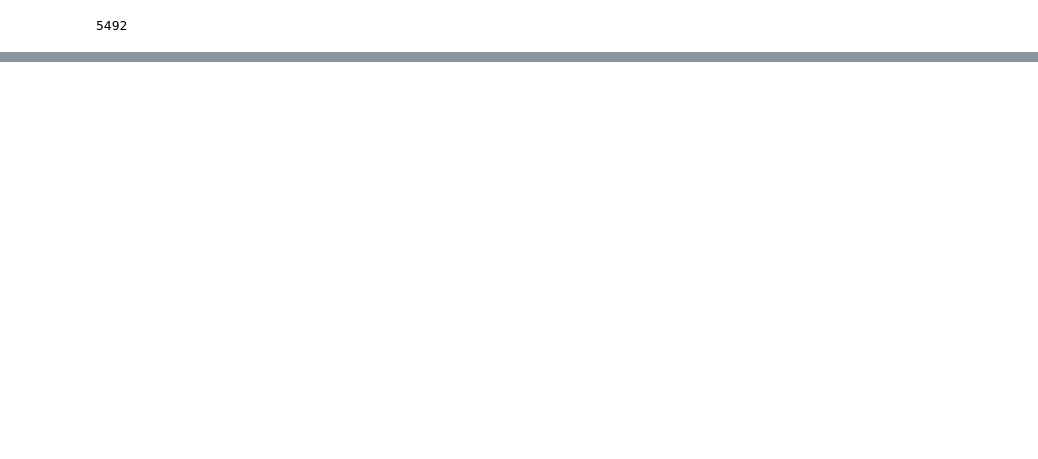
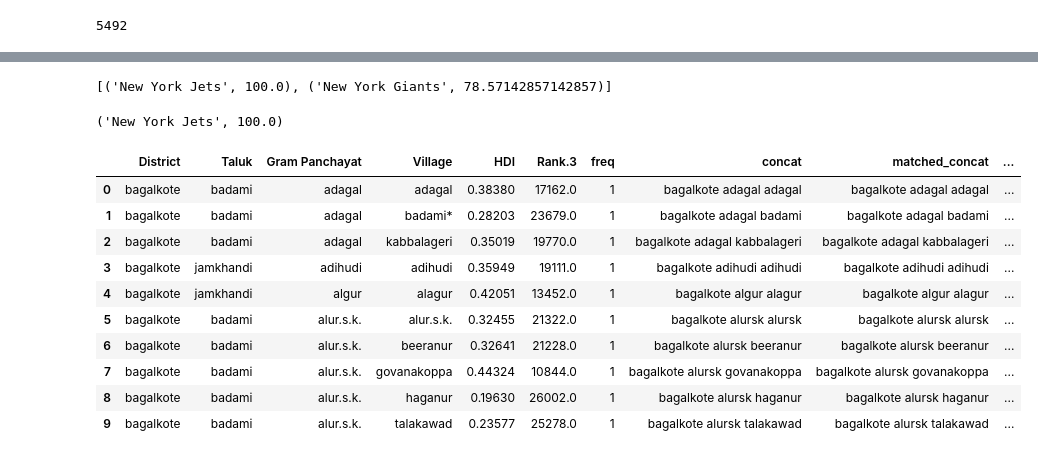
Before and after one commit to ishgirwan/gee, a Jupyter notebook: karnataka_hdi_dw.ipynb, the cells around one changed output, grey strips where cells are left out. Cells and saved outputs as stored; diff of their text form; code cells hidden in the pictures; blank space fills up the shorter version.

```diff
--- a/karnataka_hdi_dw.ipynb
+++ b/karnataka_hdi_dw.ipynb
@@ -744,0 +857,3 @@ df_cleaned['Gram Panchayat'].nunique()
+# %%
+df_codes['freq'] = df_codes.groupby(by='concat')['concat'].transform('count')
+(df_codes['freq'] == 1).value_counts()
@@ -744,0 +887,2 @@ df_cleaned['Gram Panchayat'].nunique()
+# %%
+df_codes = df_codes[df_codes['freq'] == 1]
@@ -744,0 +917,9 @@ df_cleaned['Gram Panchayat'].nunique()
+# %%
+choices = ["Atlanta Falcons", "New York Jets", "New York Giants", "Dallas Cowboys"]
+process.extract("new york jets", choices, limit=2)
+# %% [output]
+[('New York Jets', 100.0), ('New York Giants', 78.57142857142857)]
+# %%
+process.extractOne("new york jets", choices)
+# %% [output]
+('New York Jets', 100.0)
@@ -744,0 +929,32 @@ df_cleaned['Gram Panchayat'].nunique()
+# %%
+df_cleaned.reset_index(drop=True, inplace=True)
+# %%
+
+matched_concat = []
+similarity = []
+
+for idx, i in tqdm(df_cleaned['concat'].iteritems()):
+
+        district_name = df_cleaned['District'].iloc[idx]
+        gp_name = df_cleaned['Gram Panchayat'].iloc[idx]
+        vil_name = df_cleaned['Village'].iloc[idx]
+        ratio = process.extract(i, df_codes['concat'][(df_codes['District Name(in English)'] == district_name)], limit=1, scorer=fuzz.token_sort_ratio)
+        matched_concat.append(ratio[0][0])
+        similarity.append(ratio[0][1])
+
+df_cleaned['matched_concat'] = pd.Series(matched_concat)
+df_cleaned['similarity'] = pd.Series(similarity)
+# %%
+df_cleaned.head(10)
+# %% [output]
+|  | District | Taluk | Gram Panchayat | Village | HDI | Rank.3 | freq | concat | matched_concat | ... |
+| 0 | bagalkote | badami | adagal | adagal | 0.38380 | 17162.0 | 1 | bagalkote adagal adagal | bagalkote adagal adagal | ... |
+| 1 | bagalkote | badami | adagal | badami* | 0.28203 | 23679.0 | 1 | bagalkote adagal badami | bagalkote adagal badami | ... |
+| 2 | bagalkote | badami | adagal | kabbalageri | 0.35019 | 19770.0 | 1 | bagalkote adagal kabbalageri | bagalkote adagal kabbalageri | ... |
+| 3 | bagalkote | jamkhandi | adihudi | adihudi | 0.35949 | 19111.0 | 1 | bagalkote adihudi adihudi | bagalkote adihudi adihudi | ... |
+| 4 | bagalkote | jamkhandi | algur | alagur | 0.42051 | 13452.0 | 1 | bagalkote algur alagur | bagalkote algur alagur | ... |
+| 5 | bagalkote | badami | alur.s.k. | alur.s.k. | 0.32455 | 21322.0 | 1 | bagalkote alursk alursk | bagalkote alursk alursk | ... |
+| 6 | bagalkote | badami | alur.s.k. | beeranur | 0.32641 | 21228.0 | 1 | bagalkote alursk beeranur | bagalkote alursk beeranur | ... |
+| 7 | bagalkote | badami | alur.s.k. | govanakoppa | 0.44324 | 10844.0 | 1 | bagalkote alursk govanakoppa | bagalkote alursk govanakoppa | ... |
+| 8 | bagalkote | badami | alur.s.k. | haganur | 0.19630 | 26002.0 | 1 | bagalkote alursk haganur | bagalkote alursk haganur | ... |
+| 9 | bagalkote | badami | alur.s.k. | talakawad | 0.23577 | 25278.0 | 1 | bagalkote alursk talakawad | bagalkote alursk talakawad | ... |
```
Also changed, not shown: parts of 54 cells of this notebook.
